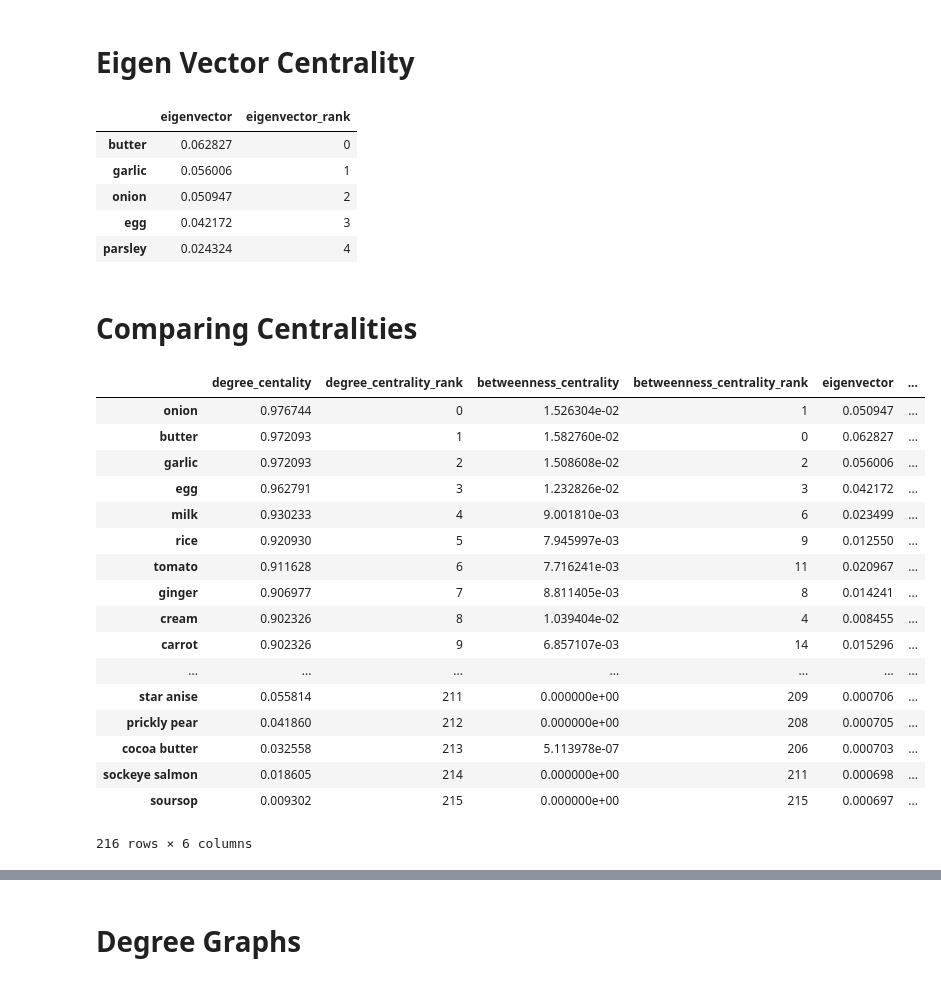
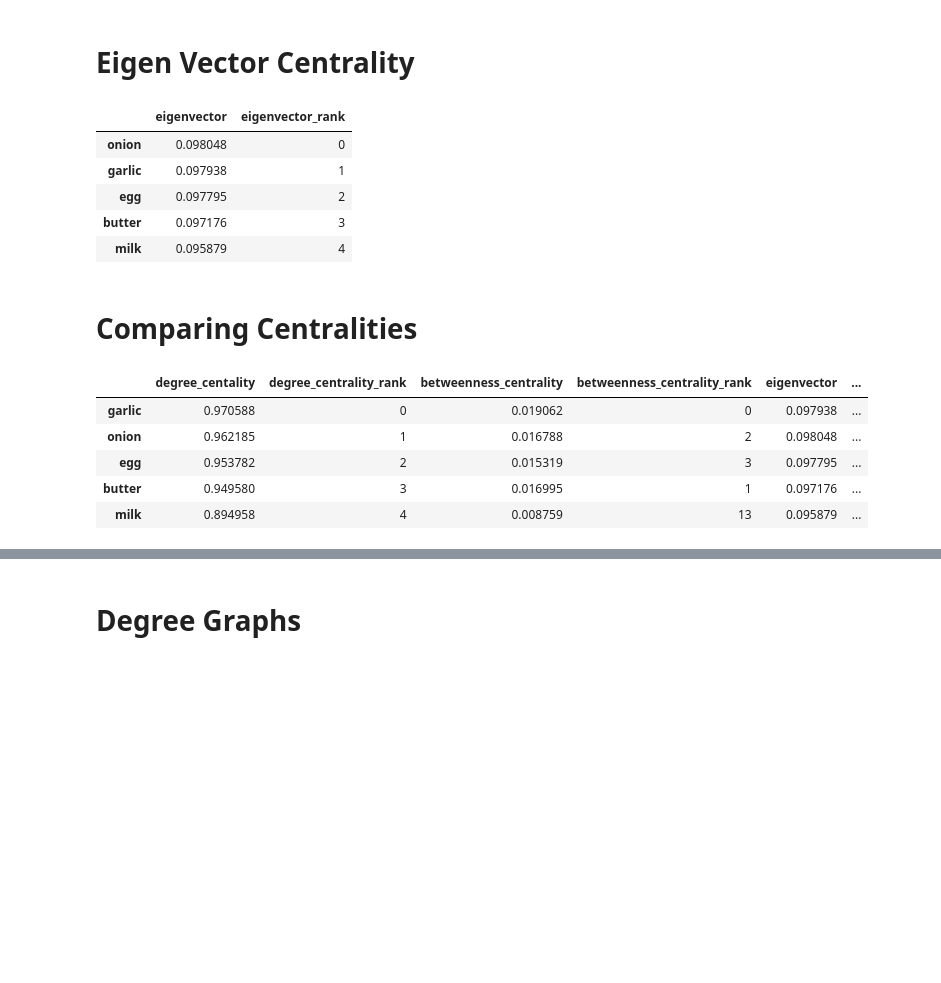
Before and after one commit to ryoiwata/capstone_2, a Jupyter notebook: big_food_nb.ipynb, the cells around one changed output, grey strips where cells are left out. Saved outputs shown, nothing was run; the diff lists cells and outputs as text; code cells hidden in the pictures; blank space fills up the shorter version.

```diff
--- a/big_food_nb.ipynb
+++ b/big_food_nb.ipynb
@@ -474,44 +434,32 @@ recipe_eigenvector_centrality = nx.eigenvector_centrality(recipe_graph, max_iter
 # %%
 sorted_eigenvector_centrality = sorted(recipe_eigenvector_centrality.items(), key=lambda kv: kv[1], reverse=True)
 # %%
-dict_sorted_eigenvector_centrality = OrderedDict(sorted_page_rank_centrality)
+dict_sorted_eigenvector_centrality = OrderedDict(sorted_eigenvector_centrality)
 # %%
 eigenvector_pd = pd.DataFrame.from_dict(dict_sorted_eigenvector_centrality, orient='index', columns= ["eigenvector"])
 eigenvector_pd["eigenvector_rank"] = np.arange(len(eigenvector_pd))
 eigenvector_pd.head()
 # %% [output]
 |  | eigenvector | eigenvector_rank |
-| butter | 0.062827 | 0 |
-| garlic | 0.056006 | 1 |
-| onion | 0.050947 | 2 |
-| egg | 0.042172 | 3 |
-| parsley | 0.024324 | 4 |
+| onion | 0.098048 | 0 |
+| garlic | 0.097938 | 1 |
+| egg | 0.097795 | 2 |
+| butter | 0.097176 | 3 |
+| milk | 0.095879 | 4 |
 # %% [markdown]
 # Comparing Centralities
 # %%
 combined_graph = pd.merge(degree_centrality_pd, betweenness_centrality_pd, left_index=True, right_index=True)
 combined_graph = pd.merge(combined_graph, eigenvector_pd, left_index=True, right_index=True)
 # %%
-combined_graph
+combined_graph.head()
 # %% [output]
 |  | degree_centality | degree_centrality_rank | betweenness_centrality | betweenness_centrality_rank | eigenvector | ... |
-| onion | 0.976744 | 0 | 1.526304e-02 | 1 | 0.050947 | ... |
-| butter | 0.972093 | 1 | 1.582760e-02 | 0 | 0.062827 | ... |
-| garlic | 0.972093 | 2 | 1.508608e-02 | 2 | 0.056006 | ... |
-| egg | 0.962791 | 3 | 1.232826e-02 | 3 | 0.042172 | ... |
-| milk | 0.930233 | 4 | 9.001810e-03 | 6 | 0.023499 | ... |
-| rice | 0.920930 | 5 | 7.945997e-03 | 9 | 0.012550 | ... |
-| tomato | 0.911628 | 6 | 7.716241e-03 | 11 | 0.020967 | ... |
-| ginger | 0.906977 | 7 | 8.811405e-03 | 8 | 0.014241 | ... |
-| cream | 0.902326 | 8 | 1.039404e-02 | 4 | 0.008455 | ... |
-| carrot | 0.902326 | 9 | 6.857107e-03 | 14 | 0.015296 | ... |
-| ... | ... | ... | ... | ... | ... | ... |
-| star anise | 0.055814 | 211 | 0.000000e+00 | 209 | 0.000706 | ... |
-| prickly pear | 0.041860 | 212 | 0.000000e+00 | 208 | 0.000705 | ... |
-| cocoa butter | 0.032558 | 213 | 5.113978e-07 | 206 | 0.000703 | ... |
-| sockeye salmon | 0.018605 | 214 | 0.000000e+00 | 211 | 0.000698 | ... |
-| soursop | 0.009302 | 215 | 0.000000e+00 | 215 | 0.000697 | ... |
+| garlic | 0.970588 | 0 | 0.019062 | 0 | 0.097938 | ... |
+| onion | 0.962185 | 1 | 0.016788 | 2 | 0.098048 | ... |
+| egg | 0.953782 | 2 | 0.015319 | 3 | 0.097795 | ... |
+| butter | 0.949580 | 3 | 0.016995 | 1 | 0.097176 | ... |
+| milk | 0.894958 | 4 | 0.008759 | 13 | 0.095879 | ... |
-216 rows × 6 columns
 # %%
 plt.scatter(combined_graph["degree_centrality_rank"], combined_graph["betweenness_centrality_rank"])
 # %% [output]
```
Also changed, not shown: parts of 64 cells of this notebook, 1 other file.
